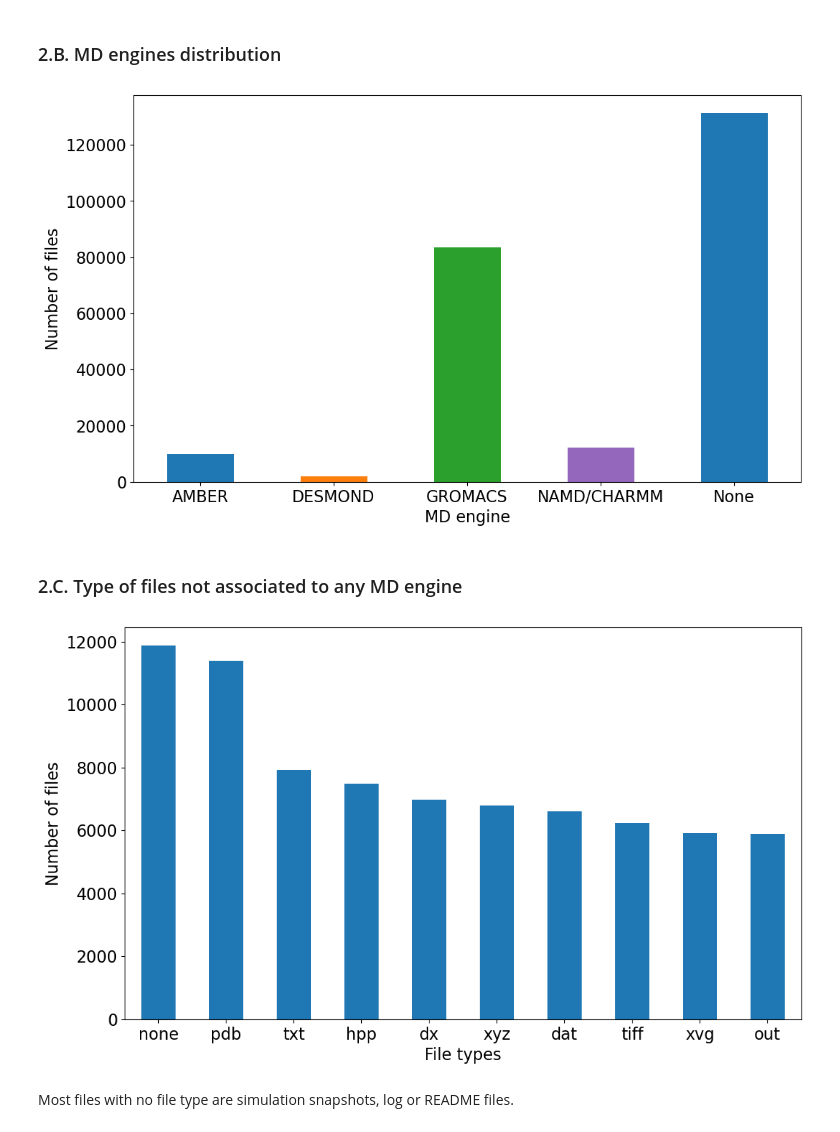
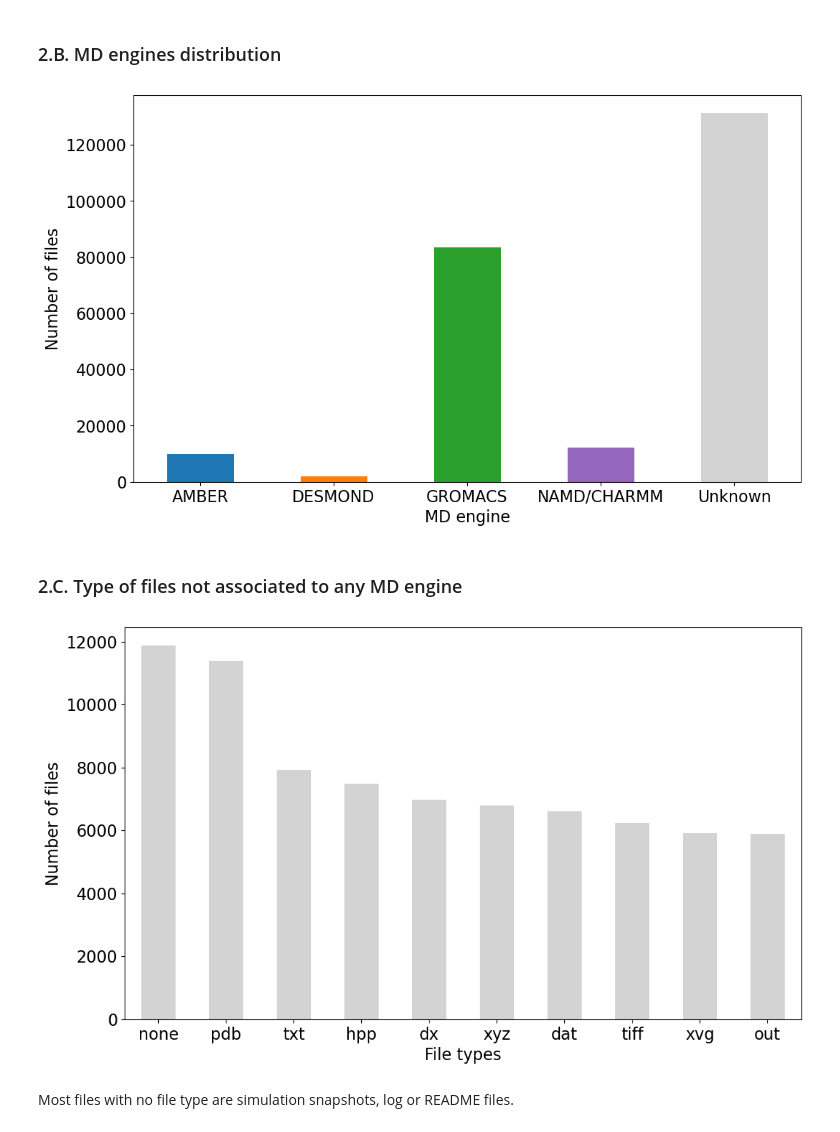
Before and after one commit to MDverse/mdda, a Jupyter notebook: notebooks/paper_figures.ipynb, the cells around one changed output. Drawn from its saved outputs; the diff is of its cells as text; code cells hidden in the pictures.

Commit message:
Update all figures

```diff
--- a/notebooks/paper_figures.ipynb
+++ b/notebooks/paper_figures.ipynb
@@ -121,7 +121,7 @@ def assign_md_engine(file_type):
     elif file_type in ext_desmond:
         return "DESMOND"
     else:
-        return "None"
+        return "Unknown"
 
 df["MD_engine"] = df["file_type"].apply(assign_md_engine)
 # %% [markdown]
@@ -214,7 +214,7 @@ plt.rcParams.update({'font.size': 16})
  .loc[:, "MD_engine"]
  .value_counts()
  .sort_index()
- .plot(kind="bar", color=["tab:blue", "tab:orange", "tab:green", "tab:purple"], figsize=(12,7))
+ .plot(kind="bar", color=["tab:blue", "tab:orange", "tab:green", "tab:purple", "lightgrey"], figsize=(12,7))
 )
 plt.xlabel("MD engine")
 plt.xticks(rotation=0)
@@ -223,26 +223,26 @@ filename = "fig/number_of_files_per_MD_engine"
 plt.savefig(f"{filename}.png", dpi=300, bbox_inches="tight")
 plt.savefig(f"{filename}.svg", bbox_inches="tight")
 # %% [output]
-[figure, old version]
+[figure, new version]
 # %% [markdown]
 ### 2.C. Type of files not associated to any MD engine
 # %%
 plt.rcParams.update({'font.size': 16})
 (df
- .query("MD_engine == 'None'")
+ .query("MD_engine == 'Unknown'")
  .loc[:, "file_type"]
  .value_counts()
  .head(n=10)
- .plot(kind="bar", color="tab:blue", figsize=(12,7))
+ .plot(kind="bar", color="lightgrey", figsize=(12,7))
 )
 plt.xlabel("File types")
 plt.xticks(rotation=0)
 plt.ylabel("Number of files")
 filename = "fig/number_of_files_per_filetype_no_MD_engine"
 plt.savefig(f"{filename}.png", dpi=300, bbox_inches="tight")
 plt.savefig(f"{filename}.svg", bbox_inches="tight")
 # %% [output]
-[figure, old version]
+[figure, new version]
 # %% [markdown]
 Most files with no file type are simulation snapshots, log or README files.
 # %% [markdown]
```
Also changed, not shown: parts of 32 cells of this notebook.
